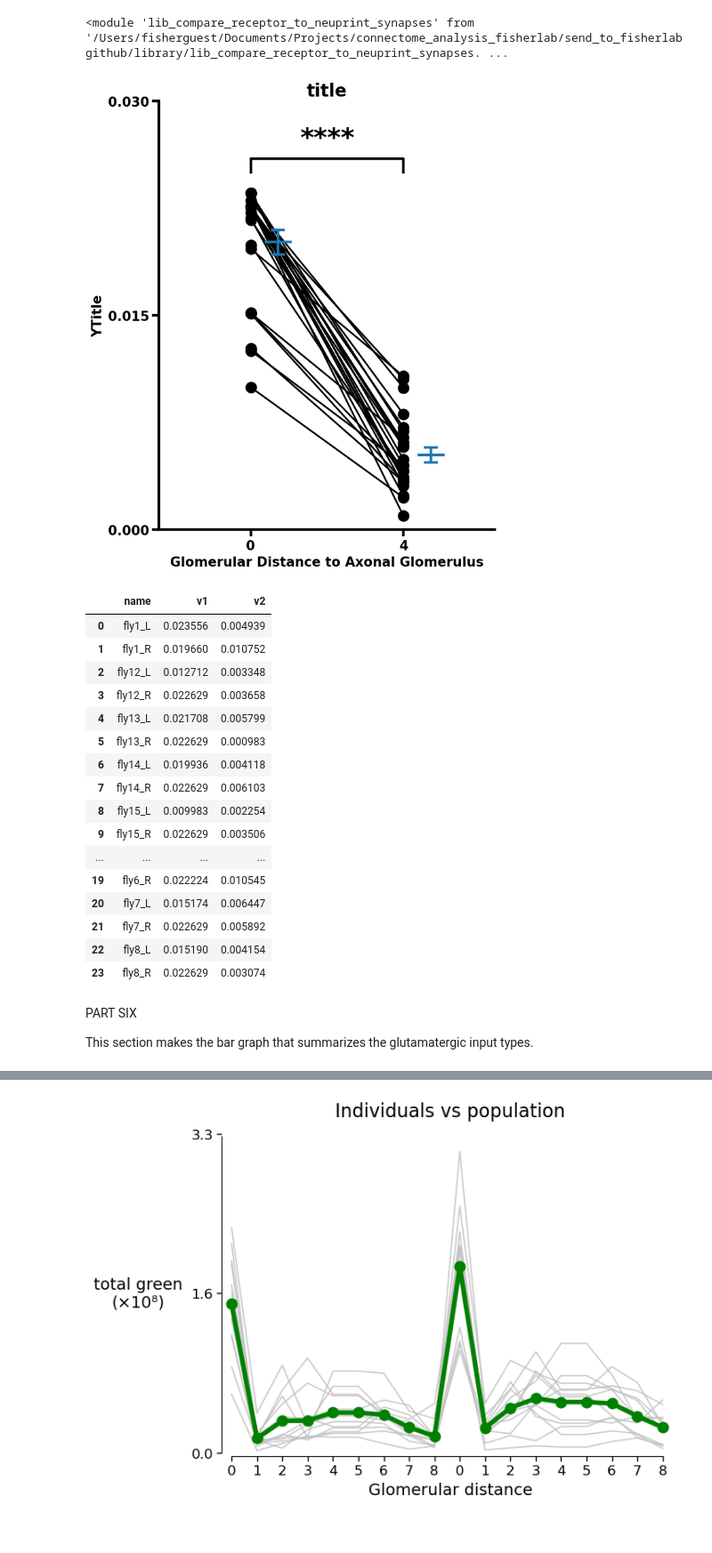
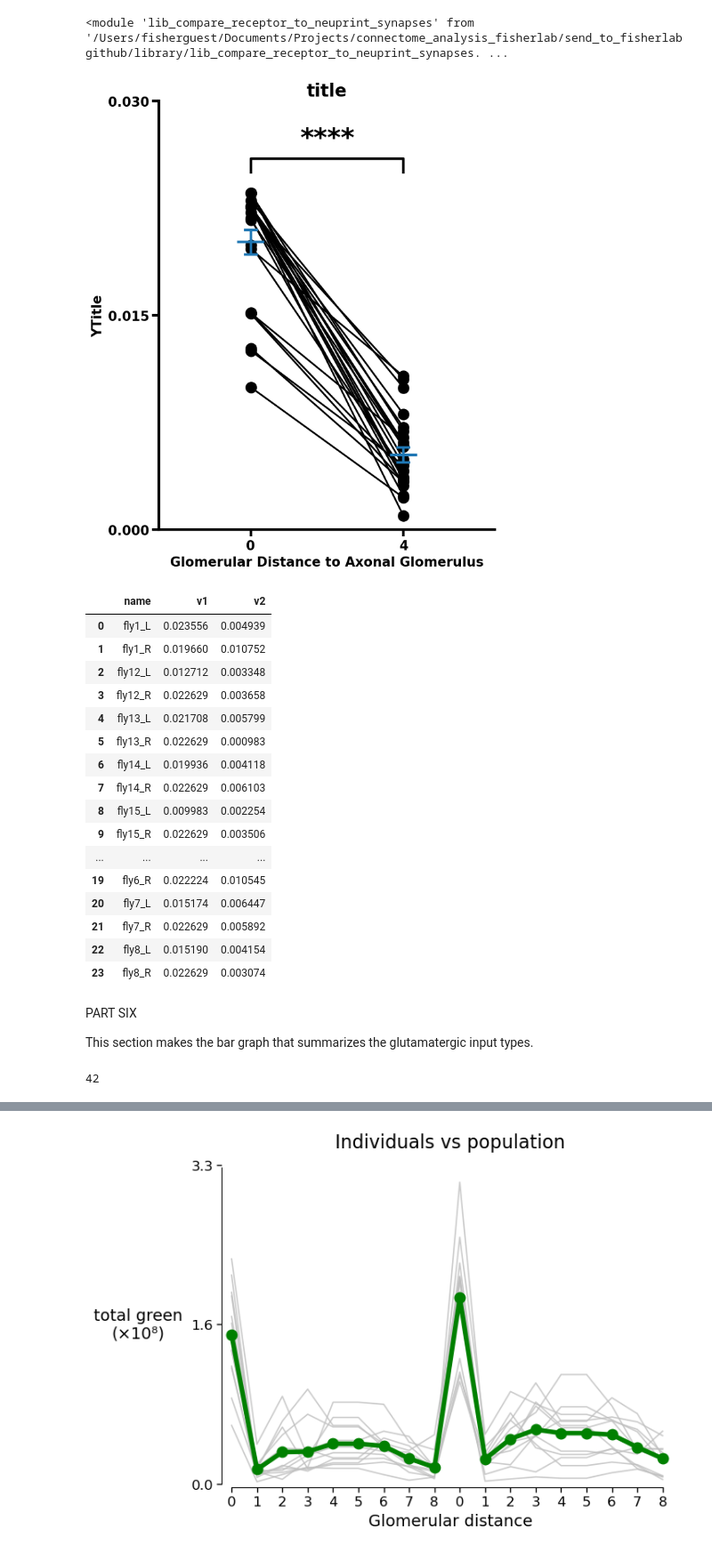
Before and after one commit to sansachenlelele/connectome_analysis_fisherlab, a Jupyter notebook: send_to_fisherlabgithub/notebooks/compare_receptor_to_neuprint_synapses_modified.ipynb, the cells around one changed output, grey strips where cells are left out. Shown at 89% size. Cells and saved outputs as stored; diff of their text form; code cells hidden in the pictures.

```diff
--- a/send_to_fisherlabgithub/notebooks/compare_receptor_to_neuprint_synapses_modified.ipynb
+++ b/send_to_fisherlabgithub/notebooks/compare_receptor_to_neuprint_synapses_modified.ipynb
@@ -289,7 +252,11 @@ summarydf_all_halves_ihc = connectome.build_population_df(
     channels=["green", "red"],
     include_normalized=True,
     n_positions=18,)
-summarydf_all_halves_ihc
+
+if len(summarydf_all_halves_ihc) != 18:
+    raise ValueError(f"Expected 18 rows, got {len(summarydf_all_halves_ihc)}")
+
+summarydf_all_halves_ihc["glomerulus"] = list(range(9)) + list(range(9))
 # %% [output]
 |  | glomerulus | mean_green | total_green | percentage_total_green | percentage_total_green_divided_by... | percentage_total_green_divided_by... | ... |
 | 0 | -9 | 2917.7 | 1.846738e+09 | 9.456660 | 0.222759 | 17.349671 | ... |
@@ -537,37 +631,37 @@ connectome.plot_paired_index_comparison_svg(
     ymin=0,
     ymax=0.030,
     #ytick_step=0.005,
-    y_ticks=[0, 0.015, 0.030],
+    y_ticks=[0, 0.015, 0.030],  # manually changed it!
     point_size=150,
     line_width=2,
     mean_line_width=3,
     mean_bar_width=0.08,
     axis_linewidth=3,
     tick_width=3,
     tick_length=8,
     bracket_y=0.025,
     bracket_h=0.001,
     bracket_linewidth=3,
     stars_y_offset=0.0005,
     title_fontsize=20,
     xlabel_fontsize=15,
     ylabel_fontsize=15,
     xtick_fontsize=15,
     ytick_fontsize=15,
     stars_fontsize=30,
     title_weight="bold",
     label_weight="bold",
     tick_weight="bold",
     alpha=1.0,
     show_mean=True,
     show_sem=True,
     sem_line_width=3,
     sem_cap_width=0.08,
-    mean_x_offset=0.09,
+    mean_x_offset=0.0,     # move the mean+s.e.m to the right of the points.
     show_plot=True,
 )
 # %% [output]
-[figure, old version]
+[figure, new version]
 |  | name | v1 | v2 |
 | 0 | fly1_L | 0.023556 | 0.004939 |
 | 1 | fly1_R | 0.019660 | 0.010752 |
@@ -591,0 +698,4 @@ This section makes the bar graph that summarizes the glutamatergic input types.
+# %%
+len(all_upstream)
+# %% [output]
+42
```
Also changed, not shown: parts of 17 cells of this notebook, 7 other files.
